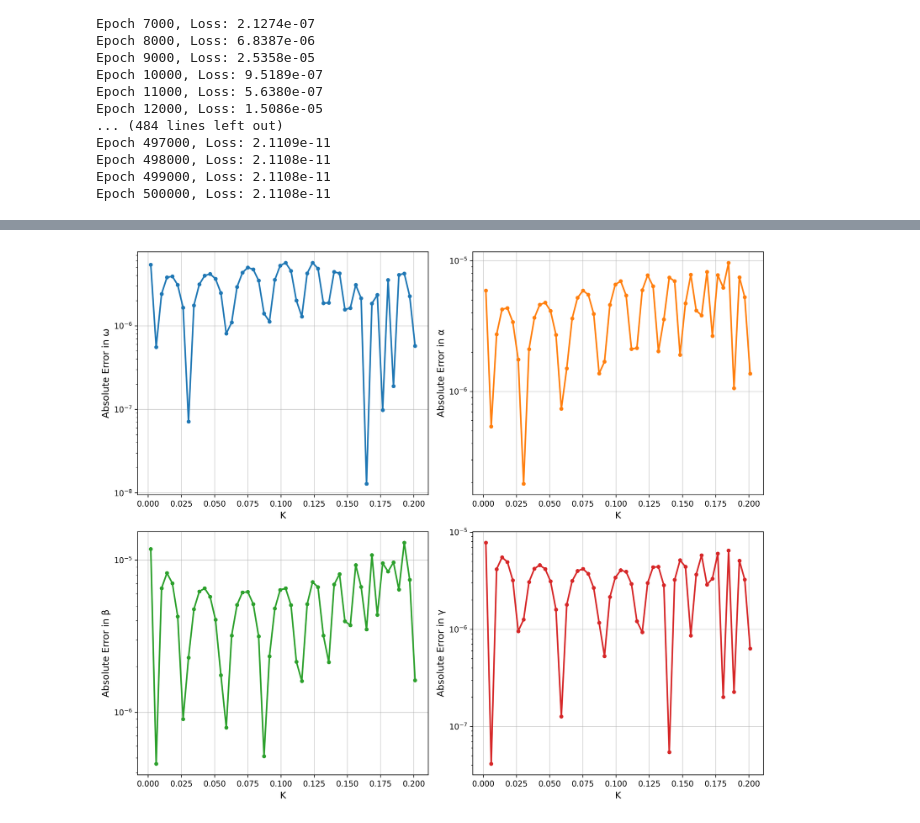
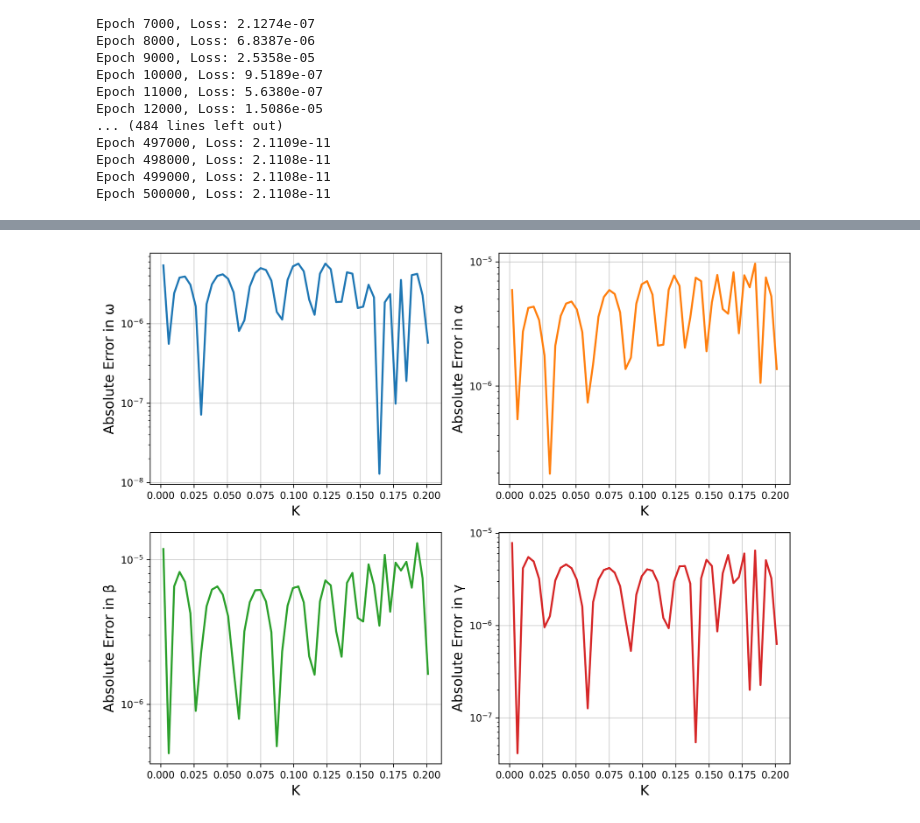
Before and after one commit to armanbolatov/magmems_optimization, a Jupyter notebook: main.ipynb, the cells around one changed output, grey strips where cells are left out. Cells and saved outputs as stored; diff of their text form; code cells hidden in the pictures.

```diff
--- a/main.ipynb
+++ b/main.ipynb
@@ -78,7 +78,7 @@ best_theta, best_loss = optimize_theta_for_k(k_example)
 # %%
 # Compare Fourier series model with a Runge-Kutta solution
 
-def runge_kutta_ode(k, dt=1e-6, T=5*np.pi):
+def runge_kutta_ode(k, dt=1e-6, T=5*np.pi, epsilon=1e-8):
     """
     Solve the original ODE using RK4:
     (1-x) x'' - x² + x = k
@@ -92,8 +92,8 @@ def runge_kutta_ode(k, dt=1e-6, T=5*np.pi):
 
     def f(x, v):
         denom = 1 - x
-        if np.abs(denom) < 1e-8:
-            denom = np.sign(denom)*1e-8
+        if np.abs(denom) < epsilon:
+            denom = np.sign(denom) * epsilon
         return (k + x**2 - x) / denom
 
     for i in range(N_steps-1):
@@ -333,6 +331,8 @@ if not load_model_and_params():
 plt.figure(figsize=(10, 8), dpi=300)
 colors = ['tab:blue', 'tab:orange', 'tab:green', 'tab:red']
 labels = ['ω', 'α', 'β', 'γ']
+
+x_values = k_tensor.cpu().numpy()
 
 with torch.no_grad():
     # Single model output for all four parameters
@@ -341,18 +341,18 @@ with torch.no_grad():
 for i in range(4):
     plt.subplot(2, 2, i + 1)
     plt.grid(True, alpha=0.6)
-    plt.plot(k_values, theta_tensor[:, i].cpu().numpy(), 'x', alpha=0.7,
+    plt.plot(x_values, theta_tensor[:, i].cpu().numpy(), 'x', alpha=0.7,
              label=f'True {labels[i]}', markersize=10, color=colors[i])
-    plt.plot(k_values, predictions[:, i], '-',
+    plt.plot(x_values, predictions[:, i], '-',
              color=colors[i], label=f'Fitted {labels[i]}', linewidth=1)
-    plt.xlabel('K')
-    plt.ylabel(labels[i])
-    plt.xlim(min(k_values) - 0.01, max(k_values) + 0.01)
+    plt.xlabel('K', fontsize=14)
+    plt.ylabel(labels[i], fontsize=14)
+    plt.xlim(min(x_values) - 0.01, max(x_values) + 0.01)
     if i == 1:
         plt.ylim(-0.05, 0.7)
     elif i == 2:
         plt.ylim(-0.005, 0.06)
-    plt.legend(loc='best')
+    plt.legend(fontsize=14, loc='best')
 
 plt.tight_layout()
 plt.savefig('figs/parameters.pdf', bbox_inches='tight', dpi=300)
@@ -361,5 +361,4 @@ plt.show()
 print("\nFitted parameters for the single model predicting [ω, α, β, γ]:")
 for param_name, param_tensor in model.state_dict().items():
     print(f"{param_name} = {param_tensor.cpu().numpy()}")
-print()
 # %% [output]
@@ -384,28 +383,29 @@ network.8.bias = [ 0.0810526   0.02137341 -0.08041431 -0.0713105 ]
 # %%
 model.eval()
 
 with torch.no_grad():
     predictions = model(k_tensor)
 
 true_values = theta_tensor.cpu().numpy()
 pred_values = predictions.cpu().numpy()
 
+x_values = k_tensor.cpu().numpy()
 abs_errors = np.abs(true_values - pred_values)
 
 labels = ['ω', 'α', 'β', 'γ']
 
 # Plot errors
-plt.figure(figsize=(12, 10), dpi=300)
+plt.figure(figsize=(10, 8), dpi=300)
 for i, label in enumerate(labels):
     plt.subplot(2, 2, i + 1)
-    plt.plot(k_values, abs_errors[:, i], 'o-', linewidth=2, markersize=4, color=colors[i])
-    plt.xlabel('K', fontsize=12)
-    plt.ylabel(f'Absolute Error in {label}', fontsize=12)
+    plt.plot(x_values, abs_errors[:, i], '-', linewidth=2, markersize=4, color=colors[i])
+    plt.xlabel('K', fontsize=14)
+    plt.ylabel(f'Absolute Error in {label}', fontsize=14)
     plt.yscale('log')
     plt.grid(True, alpha=0.6)
 
 plt.tight_layout()
 plt.savefig('figs/absolute_errors.pdf', dpi=300, bbox_inches='tight')
 plt.show()
 # %% [output]
-[figure, old version]
+[figure, new version]
```
Also changed, not shown: parts of 7 cells of this notebook, 6 other files.
